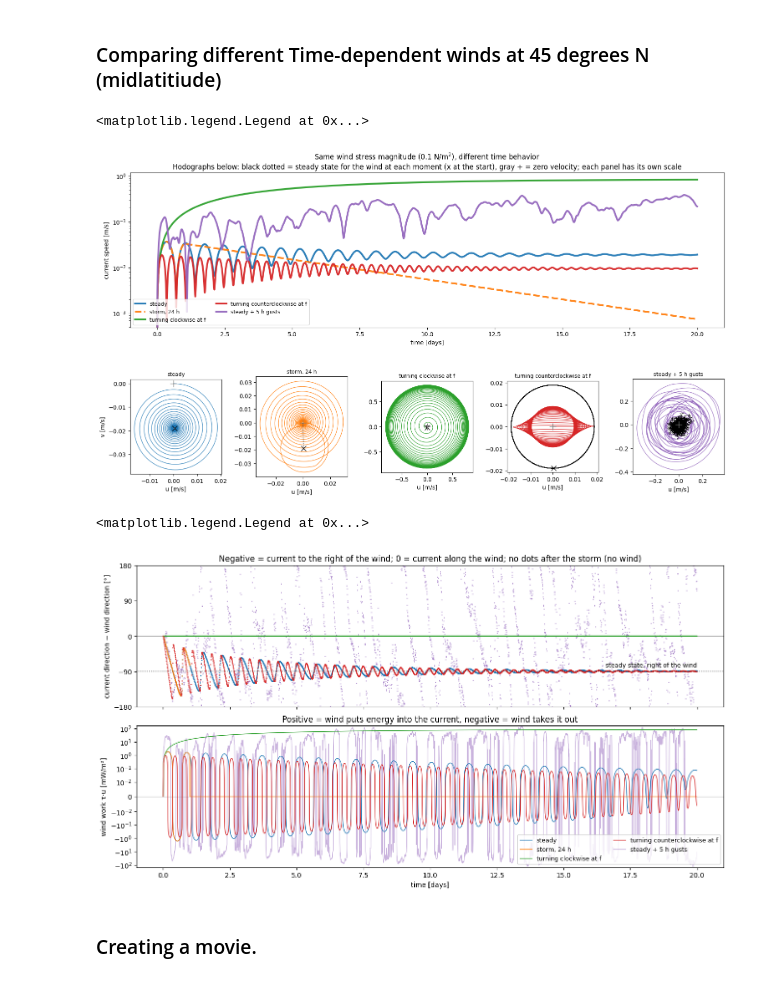
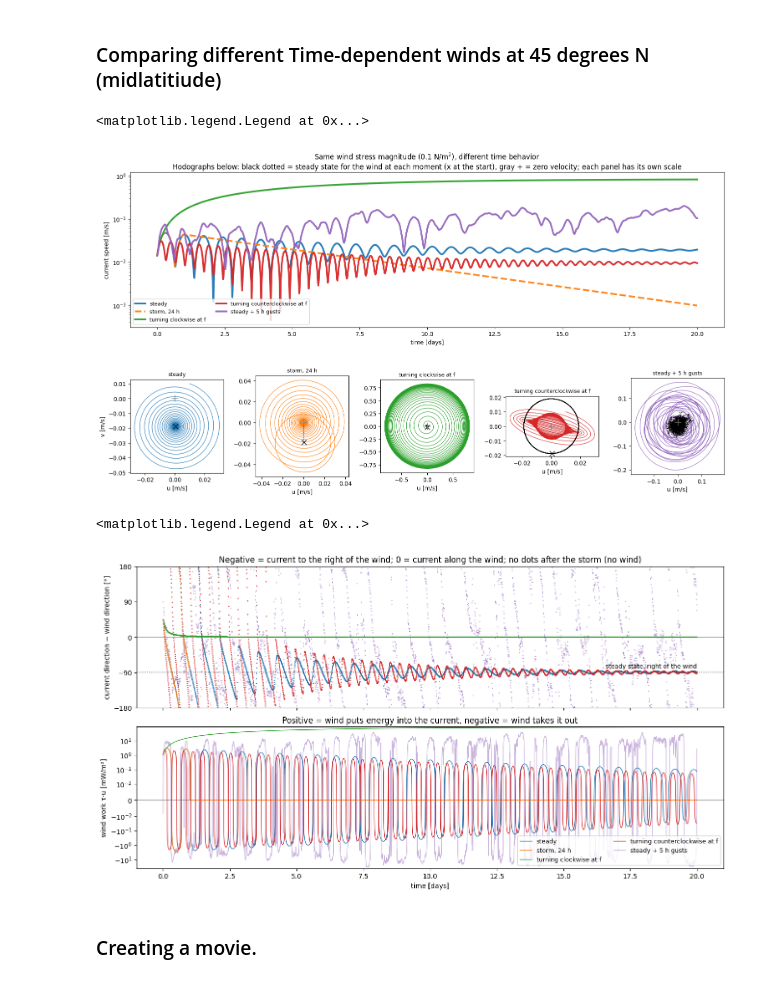
Before and after one commit to jratchfo/learn_ocean_slab, a Jupyter notebook: notebooks/inertial_oscillations.ipynb, the cells around one changed output. Cells and saved outputs as stored; diff of their text form; code cells hidden in the pictures.

```diff
--- a/notebooks/inertial_oscillations.ipynb
+++ b/notebooks/inertial_oscillations.ipynb
@@ -232,45 +232,45 @@ fig.tight_layout()
 # Different winds of the same strength at 45
 
 period = config.inertial_period / 3600  # inertial period [hours]
-base = replace(config, u_initial=0.05, v_initial=0.05, duration_days=20.0)
+base = replace(config, u_initial=0.01, v_initial=0.01, duration_days=20.0)
 winds = {
     "steady": base,
     "storm, 24 h": replace(base, wind_duration_hours=24),
     "turning clockwise at f": replace(base, wind_type="rotating", wind_period_hours=period),
     "turning counterclockwise at f": replace(base, wind_type="rotating", wind_period_hours=-period),
-    "steady + 5 h gusts": replace(base, gust_std=0.2, gust_hours=5.0),
+    "steady + 5 h gusts": replace(base, gust_std=0.1, gust_hours=5.0),
 }
 
 runs = {}  # kept for the cells below
 fig = plt.figure(figsize=(15, 8.5), layout="constrained")
 grid = fig.add_gridspec(2, len(winds), height_ratios=[1, 1])
 ax = fig.add_subplot(grid[0, :])
 for column, (label, wind_config) in enumerate(winds.items()):
     run_wind = runs[label] = run(wind_config)
     color = f"C{column}"
     style = "--" if "storm" in label else "-"  # dashed so the steady line shows through while they overlap
     ax.plot(run_wind.time / 86400, np.hypot(run_wind.u, run_wind.v), style, color=color, lw=3, label=label, alpha=0.95)
 
     # Hodograph: each panel has its own scale, since the speeds differ by ~100x
     ax_hodo = fig.add_subplot(grid[1, column])
     ax_hodo.plot(run_wind.u, run_wind.v, color=color, lw=0.8)
     ax_hodo.plot(run_wind.u_steady, run_wind.v_steady, "k:", lw=1)  # moves when the wind changes
     ax_hodo.plot(run_wind.u_steady[0], run_wind.v_steady[0], "kx", ms=8)
     ax_hodo.plot(0, 0, "+", color="0.5", ms=12)
     ax_hodo.set_aspect("equal")
     ax_hodo.set_title(label, fontsize=9)
     ax_hodo.set_xlabel("u [m/s]")
     if column == 0:
         ax_hodo.set_ylabel("v [m/s]")
 ax.set_yscale("log")
 ax.set_xlabel("time [days]")
 ax.set_ylabel("current speed [m/s]")
 ax.set_title(f"Same wind stress magnitude ({config.tau_x} N/m$^2$), different time behavior\n"
              "Hodographs below: black dotted = steady state for the wind at each moment (x at the start), gray + = zero velocity; each panel has its own scale")
 ax.legend(loc="lower left", ncol=2, fontsize=9)
 # %% [output]
 <matplotlib.legend.Legend at 0x...>
-[figure, old version]
+[figure, new version]
 # %%
 # Direction of the current relative to the wind, and the energy the wind puts in (same runs as above)
 
@@ -295,7 +295,7 @@ ax_work.set(xlabel="time [days]", ylabel="wind work τ·u [mW/m²]",
 ax_work.legend(loc="lower right", ncol=2, fontsize=9)
 # %% [output]
 <matplotlib.legend.Legend at 0x...>
-[figure, old version]
+[figure, new version]
 # %% [markdown]
 ### Creating a movie.
 # %%
```
Also changed, not shown: parts of 2 cells of this notebook.
